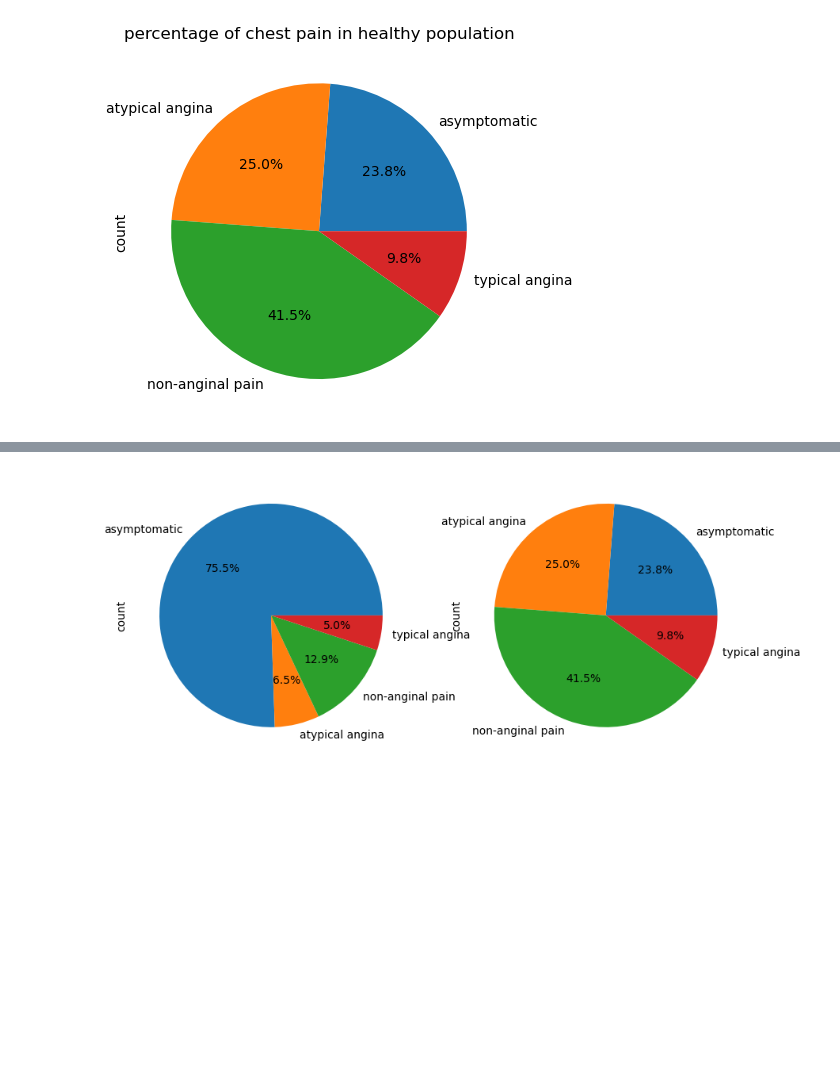
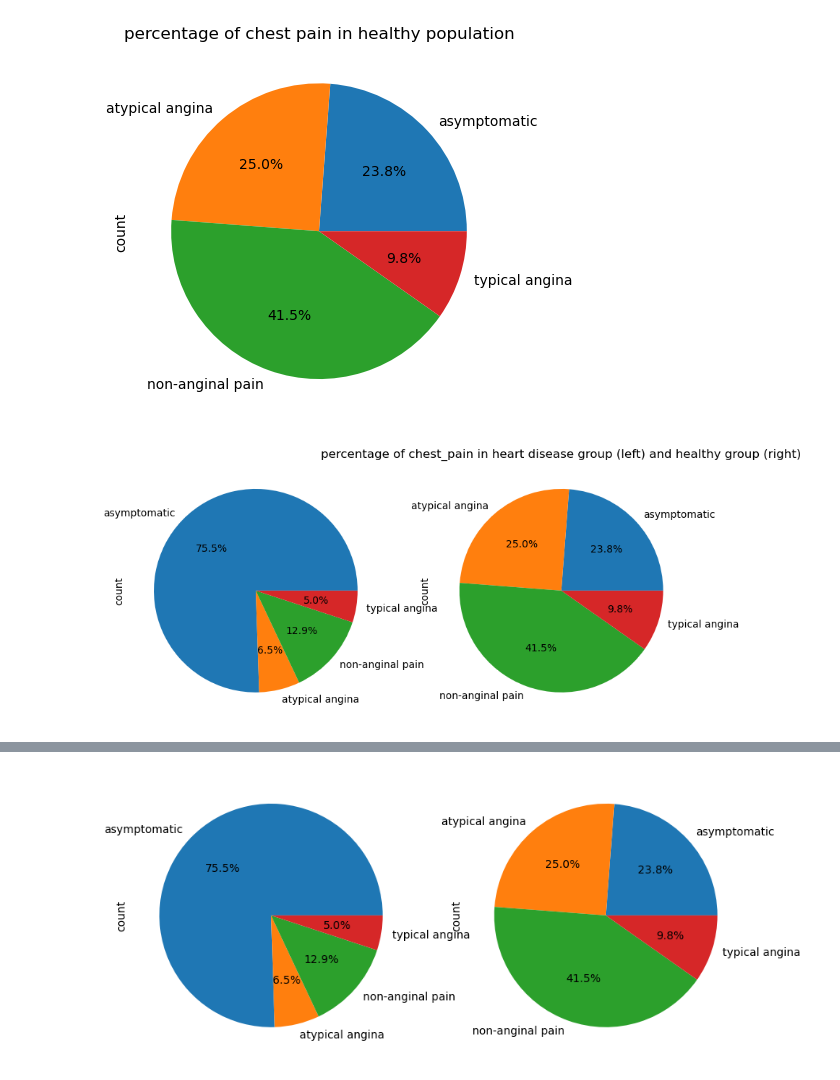
Before and after one commit to paulinedao/heart_disease, a Jupyter notebook: heart_disease.ipynb, the cells around one changed output, grey strips where cells are left out. Cells and saved outputs as stored; diff of their text form; code cells hidden in the pictures; blank space fills up the shorter version.

```diff
--- a/heart_disease.ipynb
+++ b/heart_disease.ipynb
@@ -425,23 +425,26 @@ plt.title('percentage of chest pain in healthy population')
 # %% [output]
 Text(0.5, 1.0, 'percentage of chest pain in healthy population')
 [figure]
-# %%
-# creating subplot
-fig = plt.figure(figsize=(10,10))
-
-#ax1 =fig.add_subplot()
 # %%
-def plot_pie_chart(heart_disease, no_heart_disease):
+def plot_pie_chart(column):
     """_summary_
     plot pie chart for categorical variables
     Args:
-        data (dataframe): dataset to use for plotting
+        column (name of the column): type string
     """
+    heart_disease = df[df['heart_disease_diagnosis'] == 1]
+    no_heart_disease = df[df['heart_disease_diagnosis'] == 0]
+
     fig = plt.figure(figsize = (10,10))
     fig.add_subplot(1,2,1)
-    heart_disease.value_counts().sort_index().plot(kind = 'pie', autopct = '%1.1f%%')
+    heart_disease[column].value_counts().sort_index().plot(kind = 'pie', autopct = '%1.1f%%')
     fig.add_subplot(1,2,2)
-    no_heart_disease.value_counts().sort_index().plot(kind = 'pie', autopct = '%1.1f%%')
+    no_heart_disease[column].value_counts().sort_index().plot(kind = 'pie', autopct = '%1.1f%%')
+    plt.title(f'percentage of {column} in heart disease group (left) and healthy group (right)')
 
 
 plt.show()
+# %%
+plot_pie_chart('chest_pain')
+# %% [output]
+[figure, added]
```
Also changed, not shown: parts of 2 cells of this notebook.
